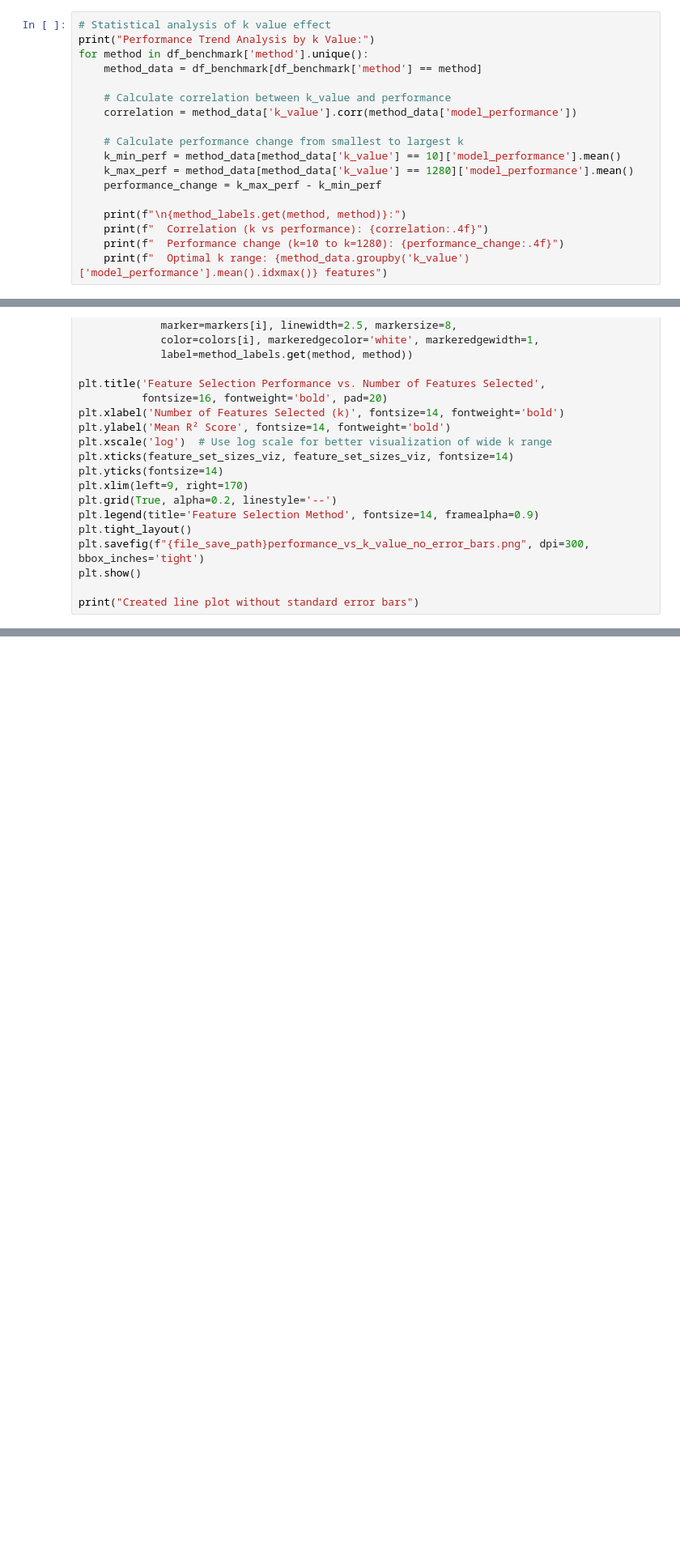
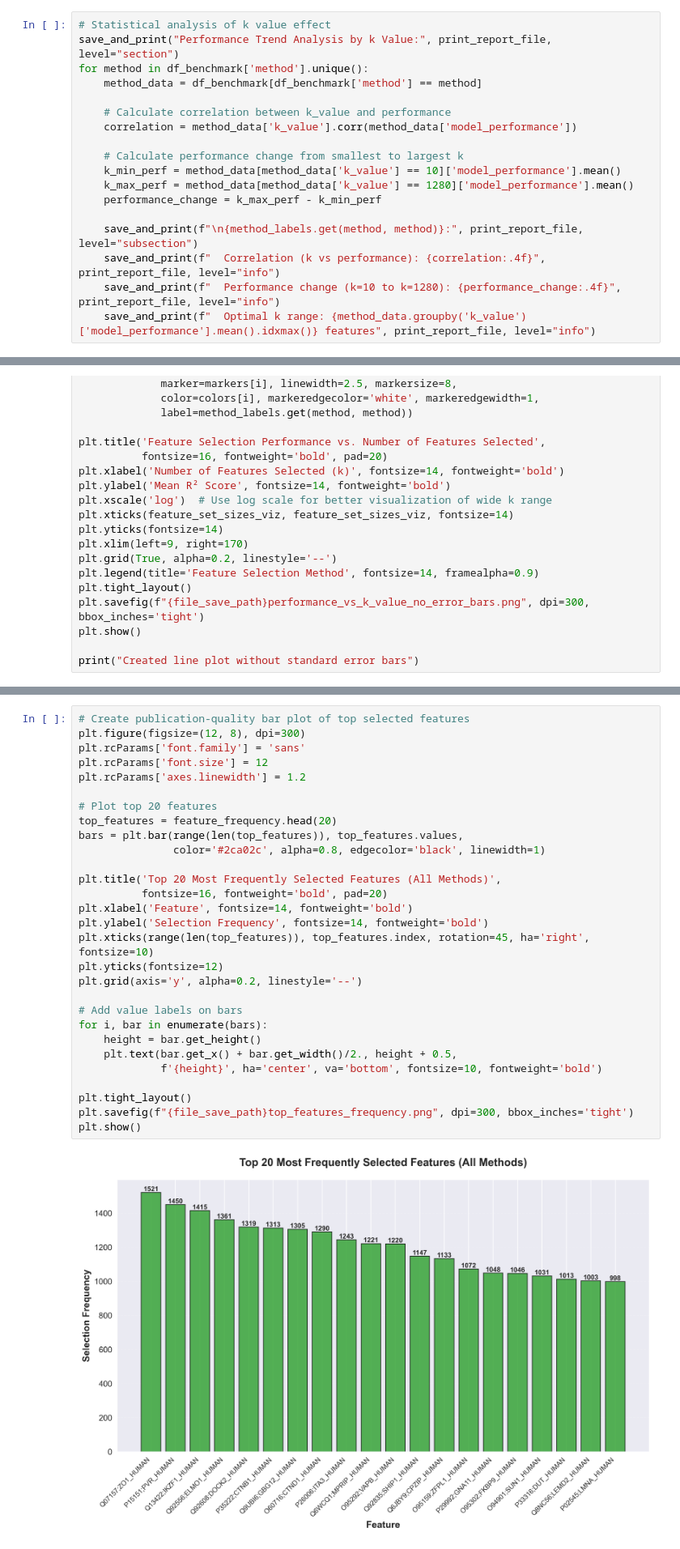
Before and after one commit to AnEvilBurrito/ode-biomarker-project, a Jupyter notebook: thesis-notebooks/benchmarking_feature_selection.ipynb, the cells around one changed output, grey strips where cells are left out. Shown at 81% size. Cells and saved outputs as stored; diff of their text form; blank space fills up the shorter version.

Commit message:
adding save and print functionality

```diff
--- a/thesis-notebooks/benchmarking_feature_selection.ipynb
+++ b/thesis-notebooks/benchmarking_feature_selection.ipynb
@@ -599,6 +644,6 @@ plt.show()
 # %%
 # Statistical analysis of k value effect
-print("Performance Trend Analysis by k Value:")
+save_and_print("Performance Trend Analysis by k Value:", print_report_file, level="section")
 for method in df_benchmark['method'].unique():
     method_data = df_benchmark[df_benchmark['method'] == method]
 
@@ -610,10 +655,10 @@ for method in df_benchmark['method'].unique():
     k_max_perf = method_data[method_data['k_value'] == 1280]['model_performance'].mean()
     performance_change = k_max_perf - k_min_perf
 
-    print(f"\n{method_labels.get(method, method)}:")
-    print(f"  Correlation (k vs performance): {correlation:.4f}")
-    print(f"  Performance change (k=10 to k=1280): {performance_change:.4f}")
-    print(f"  Optimal k range: {method_data.groupby('k_value')['model_performance'].mean().idxmax()} features")
+    save_and_print(f"\n{method_labels.get(method, method)}:", print_report_file, level="subsection")
+    save_and_print(f"  Correlation (k vs performance): {correlation:.4f}", print_report_file, level="info")
+    save_and_print(f"  Performance change (k=10 to k=1280): {performance_change:.4f}", print_report_file, level="info")
+    save_and_print(f"  Optimal k range: {method_data.groupby('k_value')['model_performance'].mean().idxmax()} features", print_report_file, level="info")
 # %% [markdown]
 ### Performance vs. Feature Set Size (k value) - Excluding Specific k Values
 # %%
@@ -716,0 +811,31 @@ print("Created line plot without standard error bars")
+# %%
+# Create publication-quality bar plot of top selected features
+plt.figure(figsize=(12, 8), dpi=300)
+plt.rcParams['font.family'] = 'sans'
+plt.rcParams['font.size'] = 12
+plt.rcParams['axes.linewidth'] = 1.2
+
+# Plot top 20 features
+top_features = feature_frequency.head(20)
+bars = plt.bar(range(len(top_features)), top_features.values,
+               color='#2ca02c', alpha=0.8, edgecolor='black', linewidth=1)
+
+plt.title('Top 20 Most Frequently Selected Features (All Methods)',
+          fontsize=16, fontweight='bold', pad=20)
+plt.xlabel('Feature', fontsize=14, fontweight='bold')
+plt.ylabel('Selection Frequency', fontsize=14, fontweight='bold')
+plt.xticks(range(len(top_features)), top_features.index, rotation=45, ha='right', fontsize=10)
+plt.yticks(fontsize=12)
+plt.grid(axis='y', alpha=0.2, linestyle='--')
+
+# Add value labels on bars
+for i, bar in enumerate(bars):
+    height = bar.get_height()
+    plt.text(bar.get_x() + bar.get_width()/2., height + 0.5,
+             f'{height}', ha='center', va='bottom', fontsize=10, fontweight='bold')
+
+plt.tight_layout()
+plt.savefig(f"{file_save_path}top_features_frequency.png", dpi=300, bbox_inches='tight')
+plt.show()
+# %% [output]
+[figure, added]
```
Also changed, not shown: parts of 33 cells of this notebook, 1 other file.
